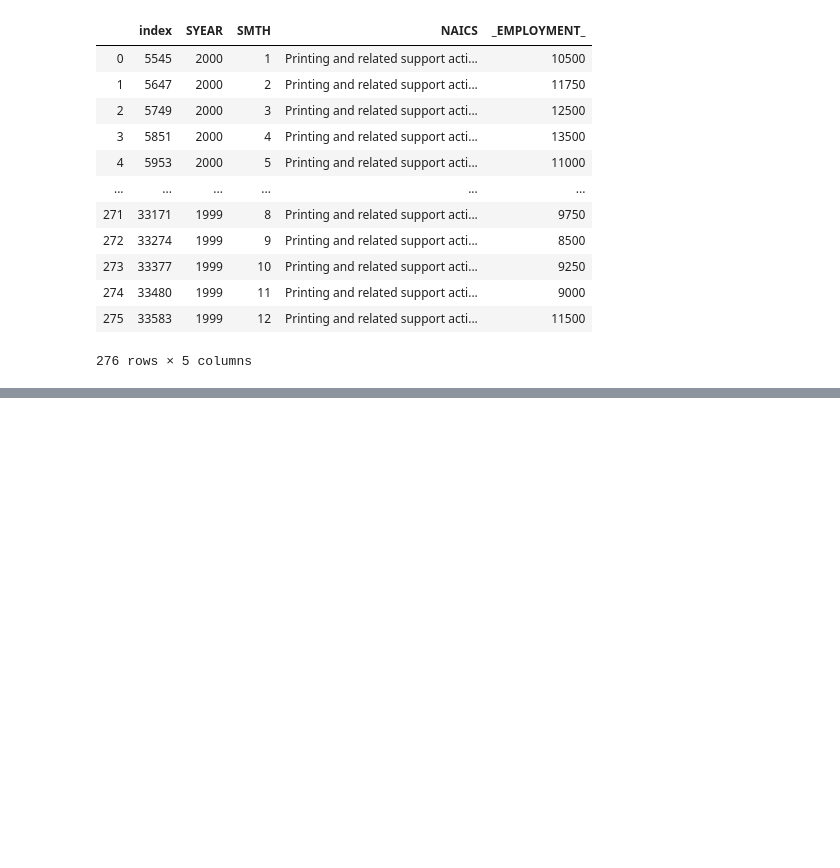
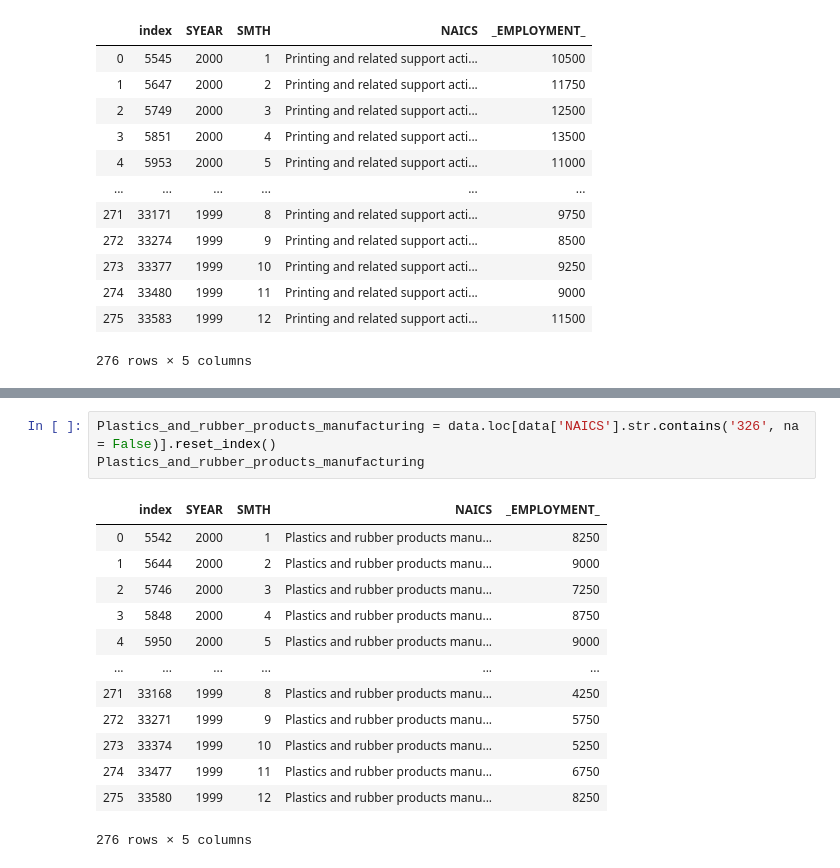
Before and after one commit to Hotlynn2/SERIES-ANALYSIS-OF-NAICS, a Jupyter notebook: Time Analysis Series.ipynb, the cells around one changed output, grey strips where cells are left out. Saved outputs shown, nothing was run; the diff lists cells and outputs as text; blank space fills up the shorter version.

```diff
--- a/Time Analysis Series.ipynb
+++ b/Time Analysis Series.ipynb
@@ -1999,0 +2034,17 @@ Printing_and_related_support_activities
+# %%
+Plastics_and_rubber_products_manufacturing = data.loc[data['NAICS'].str.contains('326', na = False)].reset_index()
+Plastics_and_rubber_products_manufacturing
+# %% [output]
+|  | index | SYEAR | SMTH | NAICS | _EMPLOYMENT_ |
+| 0 | 5542 | 2000 | 1 | Plastics and rubber products manu... | 8250 |
+| 1 | 5644 | 2000 | 2 | Plastics and rubber products manu... | 9000 |
+| 2 | 5746 | 2000 | 3 | Plastics and rubber products manu... | 7250 |
+| 3 | 5848 | 2000 | 4 | Plastics and rubber products manu... | 8750 |
+| 4 | 5950 | 2000 | 5 | Plastics and rubber products manu... | 9000 |
+| ... | ... | ... | ... | ... | ... |
+| 271 | 33168 | 1999 | 8 | Plastics and rubber products manu... | 4250 |
+| 272 | 33271 | 1999 | 9 | Plastics and rubber products manu... | 5750 |
+| 273 | 33374 | 1999 | 10 | Plastics and rubber products manu... | 5250 |
+| 274 | 33477 | 1999 | 11 | Plastics and rubber products manu... | 6750 |
+| 275 | 33580 | 1999 | 12 | Plastics and rubber products manu... | 8250 |
+276 rows × 5 columns
```
Also changed, not shown: parts of 10 cells of this notebook.
